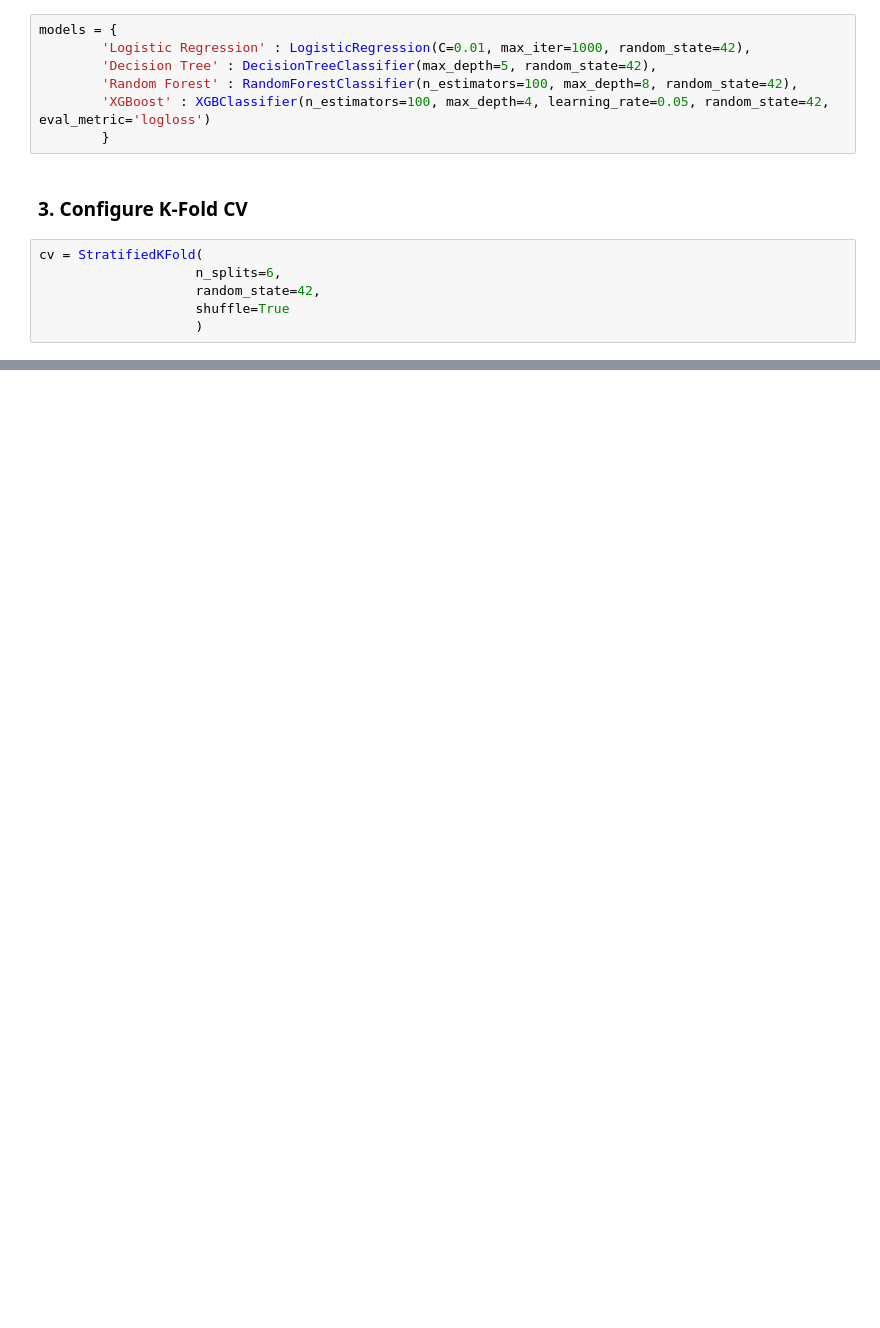
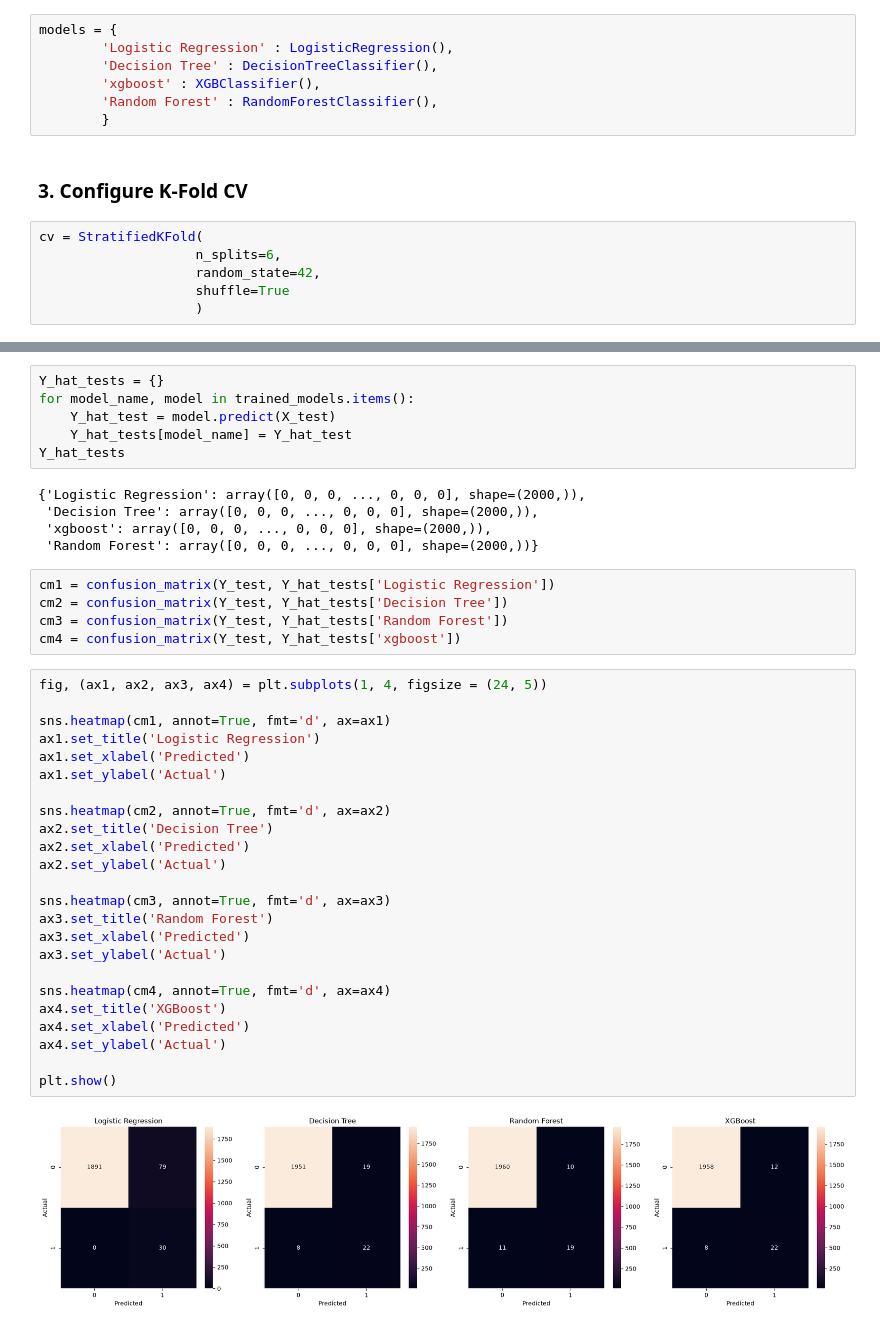
Before and after one commit to yshanukajay/end-to-end-credit-card-fraud-detection-system, a Jupyter notebook: notebooks/model_pipeline/3_multi_model_training.ipynb, the cells around one changed output, grey strips where cells are left out. Drawn from its saved outputs; the diff is of its cells as text; blank space fills up the shorter version.

Commit message:
xgboost added for multi model training

```diff
--- a/notebooks/model_pipeline/3_multi_model_training.ipynb
+++ b/notebooks/model_pipeline/3_multi_model_training.ipynb
@@ -45,10 +45,10 @@ with np.load(project_root / 'artifacts' / 'credit_card_fraud_y_test.npz') as dat
 ### 2. Define Multi Models
 # %%
 models = {
-        'Logistic Regression' : LogisticRegression(C=0.01, max_iter=1000, random_state=42),
-        'Decision Tree' : DecisionTreeClassifier(max_depth=5, random_state=42),
-        'Random Forest' : RandomForestClassifier(n_estimators=100, max_depth=8, random_state=42),
-        'XGBoost' : XGBClassifier(n_estimators=100, max_depth=4, learning_rate=0.05, random_state=42, eval_metric='logloss')
+        'Logistic Regression' : LogisticRegression(),
+        'Decision Tree' : DecisionTreeClassifier(),
+        'xgboost' : XGBClassifier(),
+        'Random Forest' : RandomForestClassifier(),
         }
 # %% [markdown]
 ### 3. Configure K-Fold CV
@@ -200,0 +103,42 @@ NameError: name 'cm1' is not defined
+# %%
+Y_hat_tests = {}
+for model_name, model in trained_models.items():
+    Y_hat_test = model.predict(X_test)
+    Y_hat_tests[model_name] = Y_hat_test
+Y_hat_tests
+# %% [output]
+{'Logistic Regression': array([0, 0, 0, ..., 0, 0, 0], shape=(2000,)),
+ 'Decision Tree': array([0, 0, 0, ..., 0, 0, 0], shape=(2000,)),
+ 'xgboost': array([0, 0, 0, ..., 0, 0, 0], shape=(2000,)),
+ 'Random Forest': array([0, 0, 0, ..., 0, 0, 0], shape=(2000,))}
+# %%
+cm1 = confusion_matrix(Y_test, Y_hat_tests['Logistic Regression'])
+cm2 = confusion_matrix(Y_test, Y_hat_tests['Decision Tree'])
+cm3 = confusion_matrix(Y_test, Y_hat_tests['Random Forest'])
+cm4 = confusion_matrix(Y_test, Y_hat_tests['xgboost'])
+# %%
+fig, (ax1, ax2, ax3, ax4) = plt.subplots(1, 4, figsize = (24, 5))
+
+sns.heatmap(cm1, annot=True, fmt='d', ax=ax1)
+ax1.set_title('Logistic Regression')
+ax1.set_xlabel('Predicted')
+ax1.set_ylabel('Actual')
+
+sns.heatmap(cm2, annot=True, fmt='d', ax=ax2)
+ax2.set_title('Decision Tree')
+ax2.set_xlabel('Predicted')
+ax2.set_ylabel('Actual')
+
+sns.heatmap(cm3, annot=True, fmt='d', ax=ax3)
+ax3.set_title('Random Forest')
+ax3.set_xlabel('Predicted')
+ax3.set_ylabel('Actual')
+
+sns.heatmap(cm4, annot=True, fmt='d', ax=ax4)
+ax4.set_title('XGBoost')
+ax4.set_xlabel('Predicted')
+ax4.set_ylabel('Actual')
+
+plt.show()
+# %% [output]
+[figure, added]
```
Also changed, not shown: parts of 7 cells of this notebook, 1 other file.
